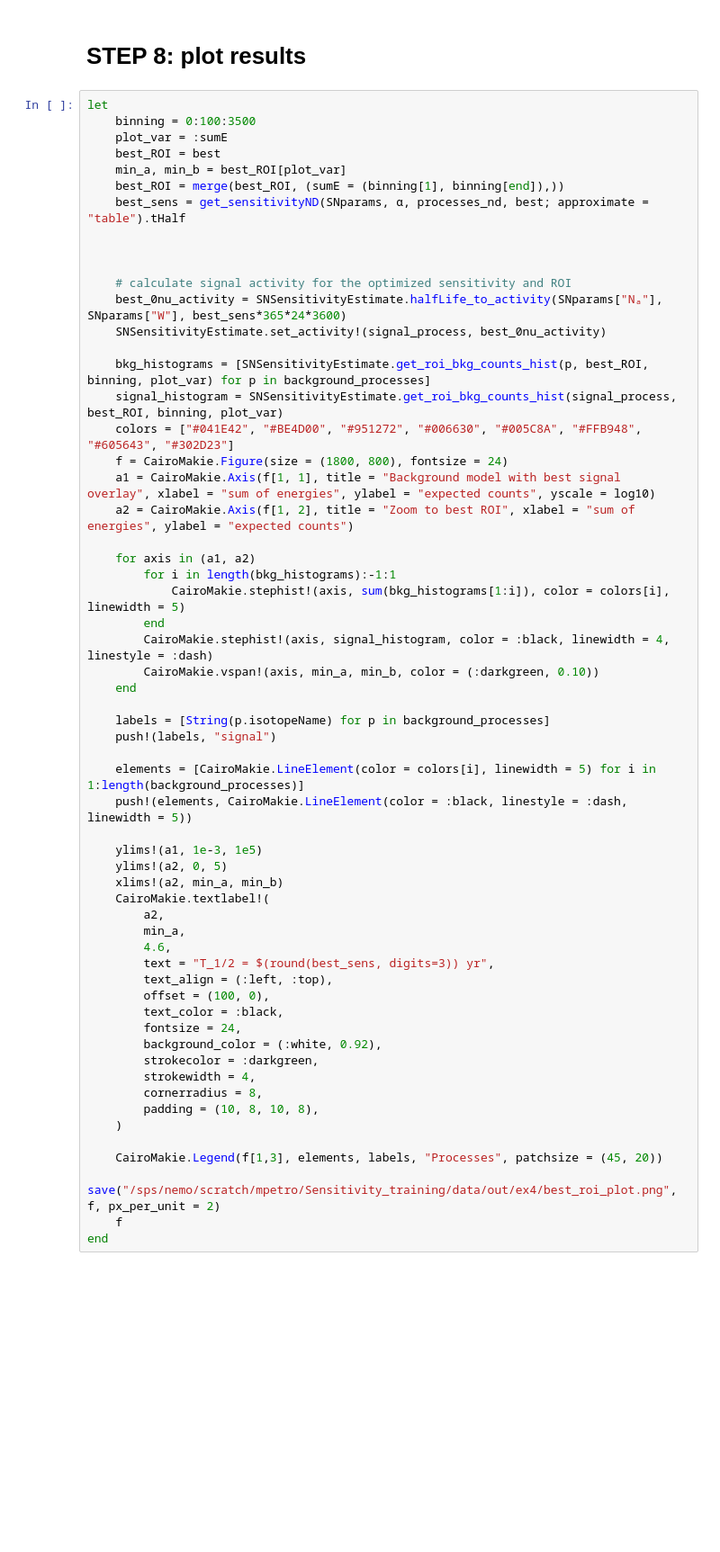
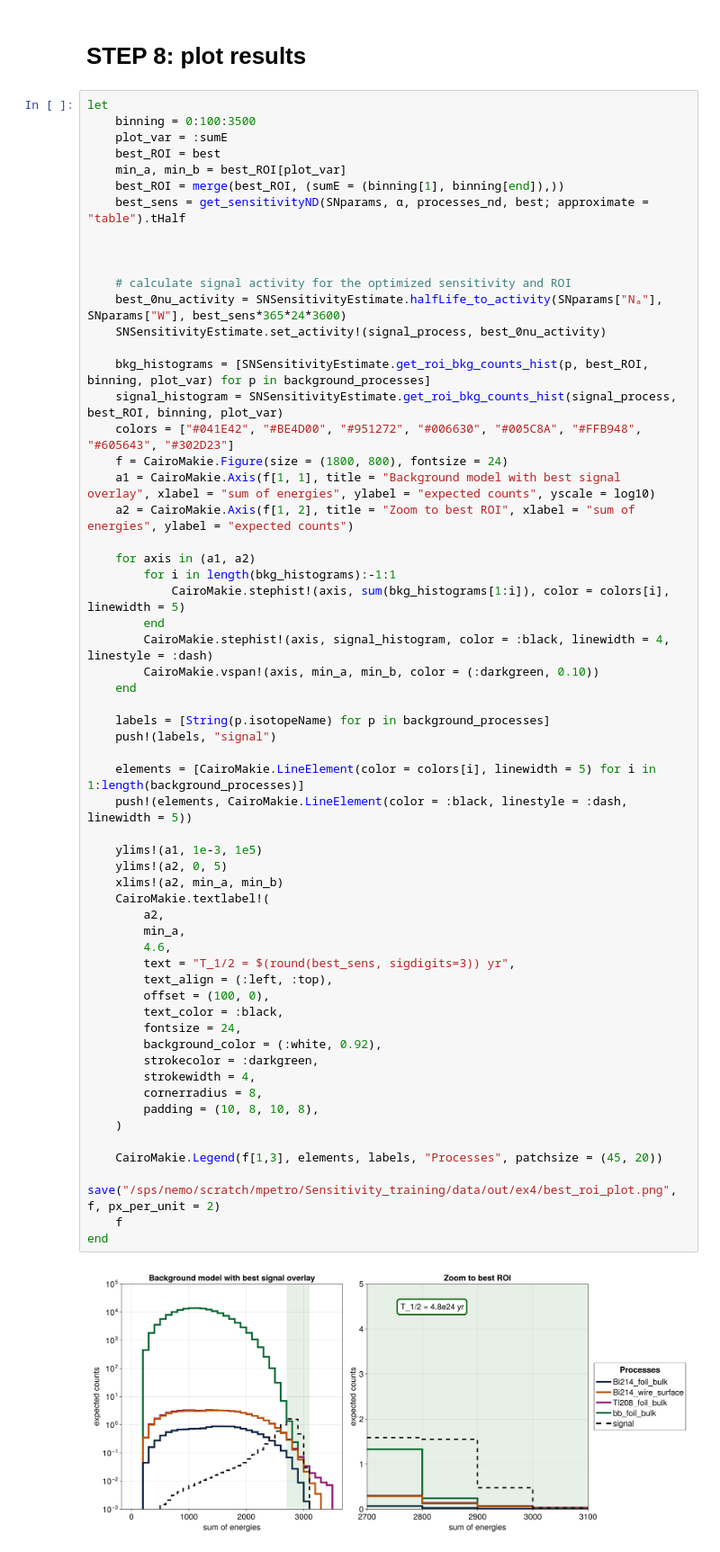
Before and after one commit to Shoram444/SN_Sensitivity_training, a Jupyter notebook: examples/ex4_freqND.ipynb, the cells around one changed output. Shown at 90% size. Drawn from its saved outputs; the diff is of its cells as text; blank space fills up the shorter version.

```diff
--- a/examples/ex4_freqND.ipynb
+++ b/examples/ex4_freqND.ipynb
@@ -290,31 +324,33 @@ let
     end
 
     labels = [String(p.isotopeName) for p in background_processes]
     push!(labels, "signal")
 
     elements = [CairoMakie.LineElement(color = colors[i], linewidth = 5) for i in 1:length(background_processes)]
     push!(elements, CairoMakie.LineElement(color = :black, linestyle = :dash, linewidth = 5))
 
     ylims!(a1, 1e-3, 1e5)
     ylims!(a2, 0, 5)
     xlims!(a2, min_a, min_b)
     CairoMakie.textlabel!(
         a2,
         min_a,
         4.6,
-        text = "T_1/2 = $(round(best_sens, digits=3)) yr",
+        text = "T_1/2 = $(round(best_sens, sigdigits=3)) yr",
         text_align = (:left, :top),
         offset = (100, 0),
         text_color = :black,
         fontsize = 24,
         background_color = (:white, 0.92),
         strokecolor = :darkgreen,
         strokewidth = 4,
         cornerradius = 8,
         padding = (10, 8, 10, 8),
     )
 
     CairoMakie.Legend(f[1,3], elements, labels, "Processes", patchsize = (45, 20))
     save("/sps/nemo/scratch/mpetro/Sensitivity_training/data/out/ex4/best_roi_plot.png", f, px_per_unit = 2)
     f
 end
+# %% [output]
+[figure, added]
```
Also changed, not shown: parts of 1 cell of this notebook.
